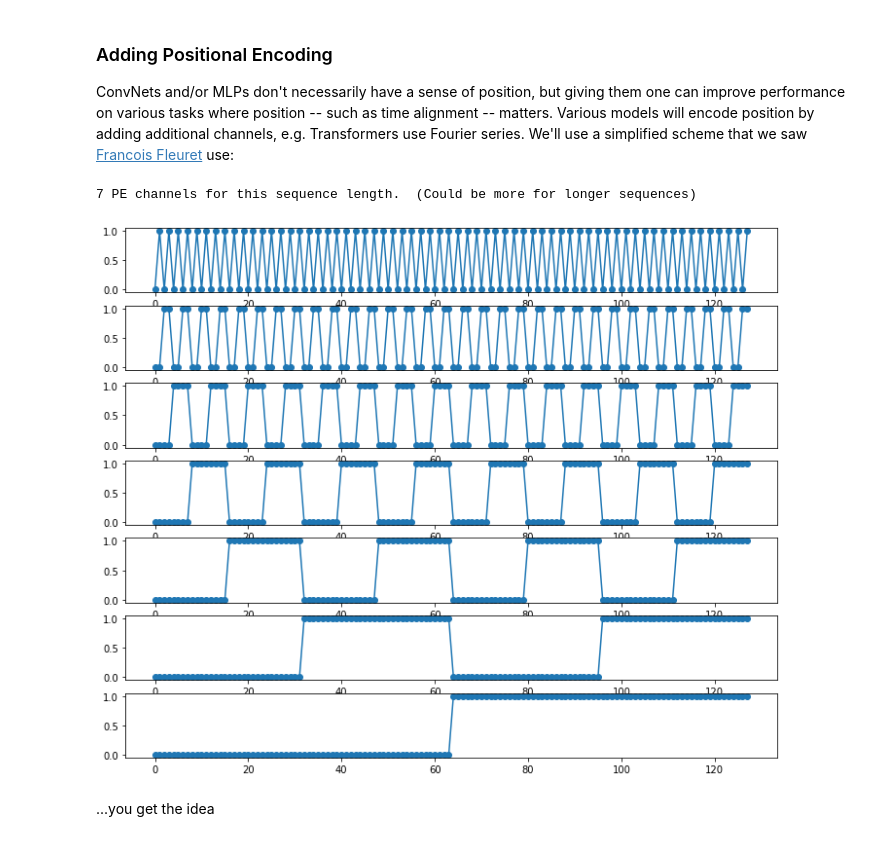
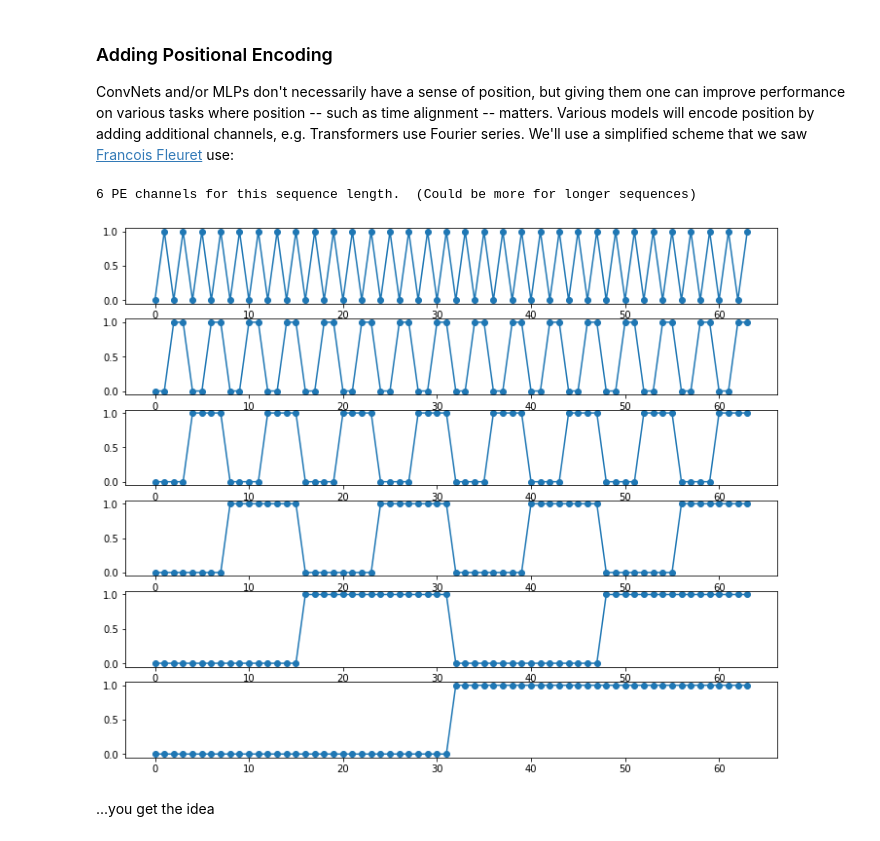
Before and after one commit to drscotthawley/fastproaudio, a Jupyter notebook: 02_time_align.ipynb, the cells around one changed output. Saved outputs shown, nothing was run; the diff lists cells and outputs as text; code cells hidden in the pictures.

Commit message:
even clearer with seq_length of 64 instead of 128

```diff
--- a/02_time_align.ipynb
+++ b/02_time_align.ipynb
@@ -112,14 +112,14 @@ def add_positional_encoding(input, channel_index=0):
     return torch.cat( (input, positional_input), dim=channel_index)
 # %%
 # quickie test and viz of what the PE scheme actually looks like: ramps up & down with some plateaus
-pe = get_positional_input(128)
+pe = get_positional_input(64)
 print(f"{pe.shape[0]} PE channels for this sequence length.  (Could be more for longer sequences)")
 fig, ax = plt.subplots(nrows=pe.shape[0], figsize=(12,10))
 for c in range(pe.shape[0]):
     ax[c].plot(pe[c,:],'o-')
 # %% [output]
-7 PE channels for this sequence length.  (Could be more for longer sequences)
+6 PE channels for this sequence length.  (Could be more for longer sequences)
-[figure, old version]
+[figure, new version]
 # %% [markdown]
 ...you get the idea
 # %%
```
Also changed, not shown: 1 other file.
